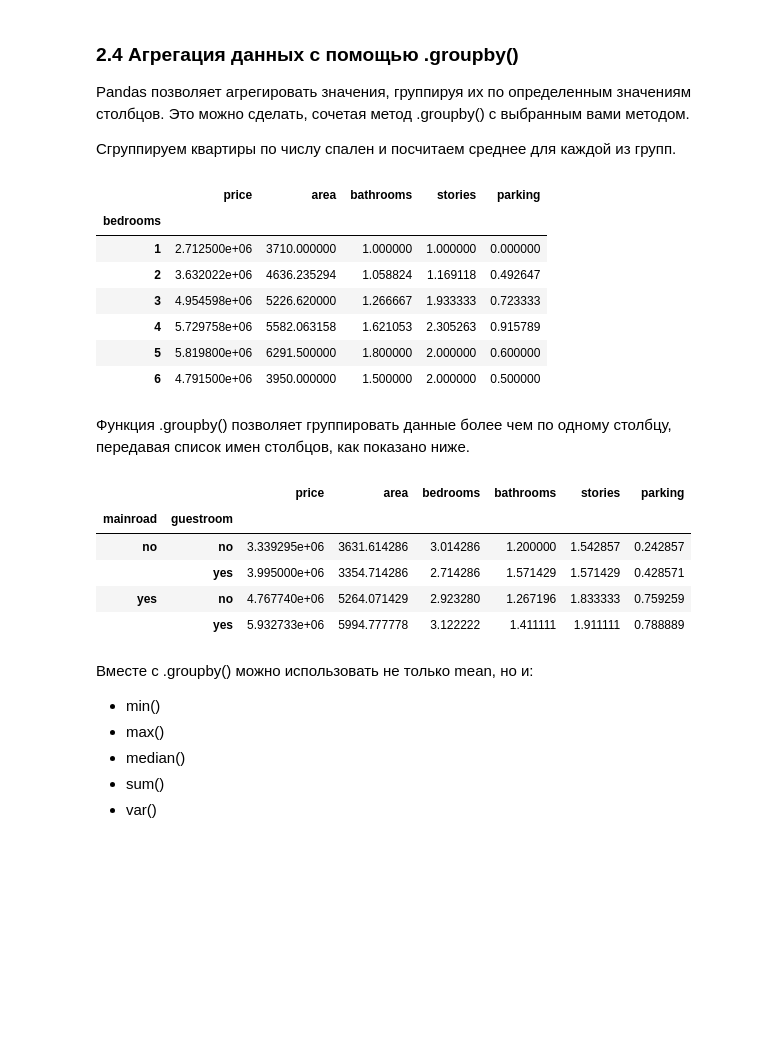
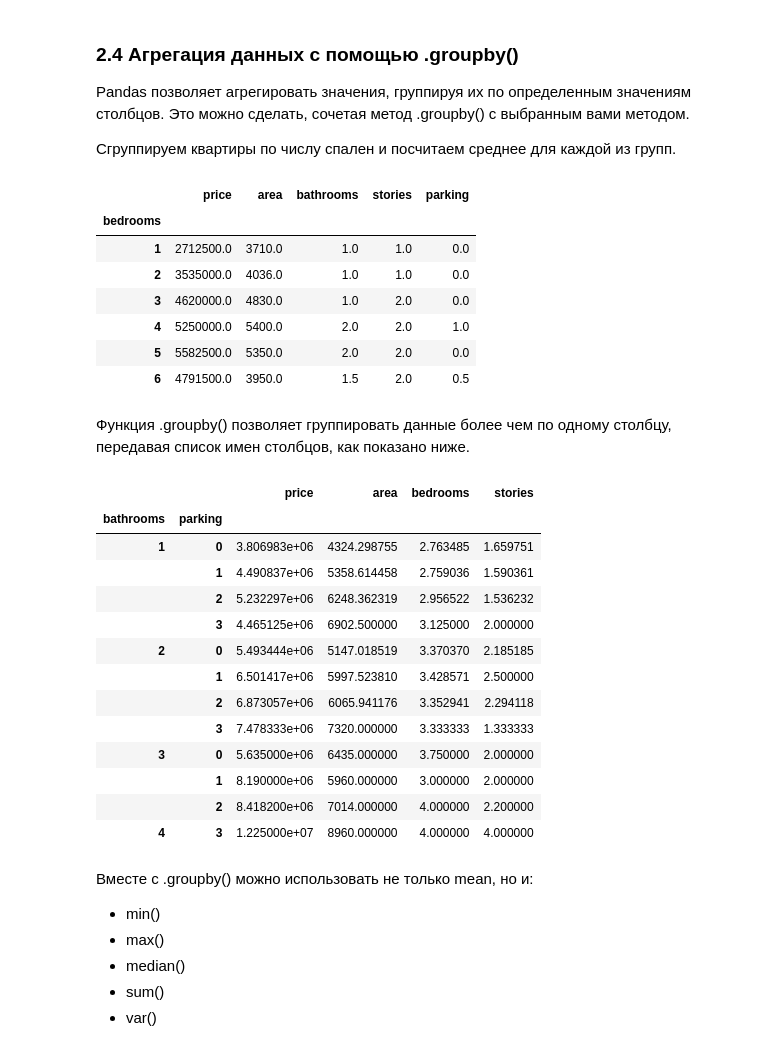
Before and after one commit to skolkovo-bba/informatics3, a Jupyter notebook: Решения/s3_lab05.ipynb, the cells around one changed output. Drawn from its saved outputs; the diff is of its cells as text; code cells hidden in the pictures; blank space fills up the shorter version.

```diff
--- a/Решения/s3_lab05.ipynb
+++ b/Решения/s3_lab05.ipynb
@@ -496,27 +496,35 @@ Pandas позволяет агрегировать значения, групп
 
 Сгруппируем квартиры по числу спален и посчитаем среднее для каждой из групп.
 # %%
-data.groupby('bedrooms').mean()
+data.select_dtypes([np.number]).groupby('bedrooms').median()
 # %% [output]
 |  | price | area | bathrooms | stories | parking |
 | bedrooms |  |  |  |  |  |
-| 1 | 2.712500e+06 | 3710.000000 | 1.000000 | 1.000000 | 0.000000 |
-| 2 | 3.632022e+06 | 4636.235294 | 1.058824 | 1.169118 | 0.492647 |
-| 3 | 4.954598e+06 | 5226.620000 | 1.266667 | 1.933333 | 0.723333 |
-| 4 | 5.729758e+06 | 5582.063158 | 1.621053 | 2.305263 | 0.915789 |
-| 5 | 5.819800e+06 | 6291.500000 | 1.800000 | 2.000000 | 0.600000 |
-| 6 | 4.791500e+06 | 3950.000000 | 1.500000 | 2.000000 | 0.500000 |
+| 1 | 2712500.0 | 3710.0 | 1.0 | 1.0 | 0.0 |
+| 2 | 3535000.0 | 4036.0 | 1.0 | 1.0 | 0.0 |
+| 3 | 4620000.0 | 4830.0 | 1.0 | 2.0 | 0.0 |
+| 4 | 5250000.0 | 5400.0 | 2.0 | 2.0 | 1.0 |
+| 5 | 5582500.0 | 5350.0 | 2.0 | 2.0 | 0.0 |
+| 6 | 4791500.0 | 3950.0 | 1.5 | 2.0 | 0.5 |
 # %% [markdown]
 Функция .groupby() позволяет группировать данные более чем по одному столбцу, передавая список имен столбцов, как показано ниже.
 # %%
-data.groupby(['mainroad', 'guestroom']).mean()
+data.select_dtypes([np.number]).groupby(['bathrooms', 'parking']).mean()
 # %% [output]
-|  |  | price | area | bedrooms | bathrooms | stories | parking |
-| mainroad | guestroom |  |  |  |  |  |  |
-| no | no | 3.339295e+06 | 3631.614286 | 3.014286 | 1.200000 | 1.542857 | 0.242857 |
-|  | yes | 3.995000e+06 | 3354.714286 | 2.714286 | 1.571429 | 1.571429 | 0.428571 |
-| yes | no | 4.767740e+06 | 5264.071429 | 2.923280 | 1.267196 | 1.833333 | 0.759259 |
-|  | yes | 5.932733e+06 | 5994.777778 | 3.122222 | 1.411111 | 1.911111 | 0.788889 |
+|  |  | price | area | bedrooms | stories |
+| bathrooms | parking |  |  |  |  |
+| 1 | 0 | 3.806983e+06 | 4324.298755 | 2.763485 | 1.659751 |
+|  | 1 | 4.490837e+06 | 5358.614458 | 2.759036 | 1.590361 |
+|  | 2 | 5.232297e+06 | 6248.362319 | 2.956522 | 1.536232 |
+|  | 3 | 4.465125e+06 | 6902.500000 | 3.125000 | 2.000000 |
+| 2 | 0 | 5.493444e+06 | 5147.018519 | 3.370370 | 2.185185 |
+|  | 1 | 6.501417e+06 | 5997.523810 | 3.428571 | 2.500000 |
+|  | 2 | 6.873057e+06 | 6065.941176 | 3.352941 | 2.294118 |
+|  | 3 | 7.478333e+06 | 7320.000000 | 3.333333 | 1.333333 |
+| 3 | 0 | 5.635000e+06 | 6435.000000 | 3.750000 | 2.000000 |
+|  | 1 | 8.190000e+06 | 5960.000000 | 3.000000 | 2.000000 |
+|  | 2 | 8.418200e+06 | 7014.000000 | 4.000000 | 2.200000 |
+| 4 | 3 | 1.225000e+07 | 8960.000000 | 4.000000 | 4.000000 |
 # %% [markdown]
 Вместе с .groupby() можно использовать не только mean, но и:
 * min()
```
Also changed, not shown: parts of 12 cells of this notebook, 13 other files.
